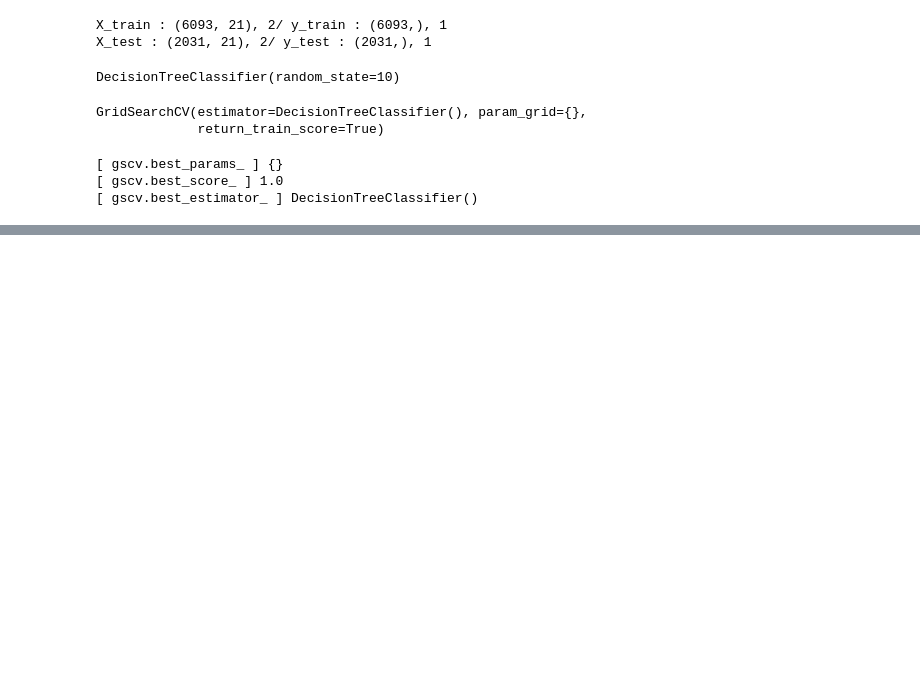
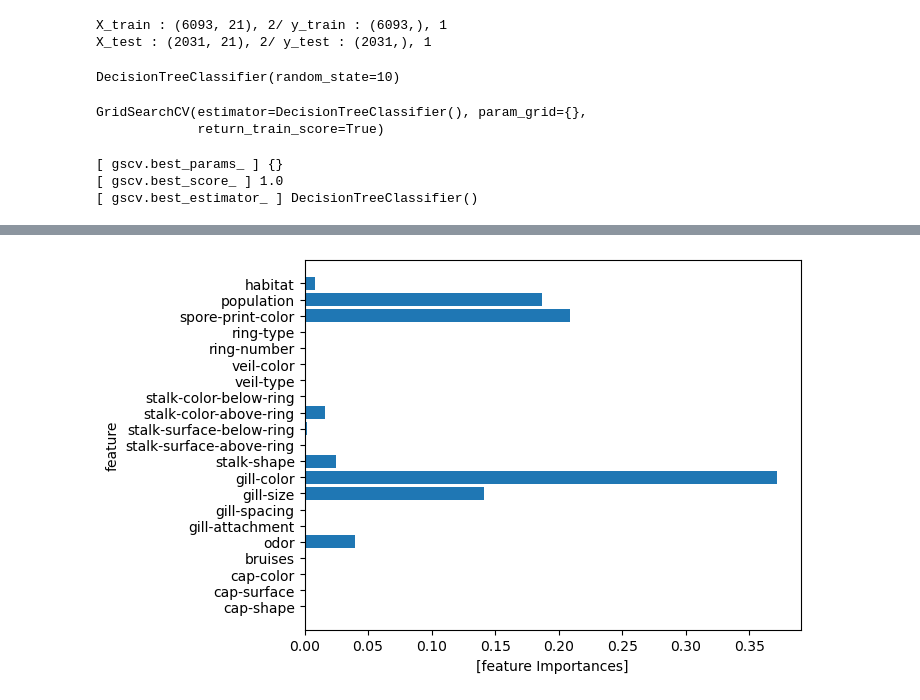
Before and after one commit to simin196/KDT6, a Jupyter notebook: M_L/Day07_0903/hw0903이현종.ipynb, the cells around one changed output, grey strips where cells are left out. Saved outputs shown, nothing was run; the diff lists cells and outputs as text; code cells hidden in the pictures; blank space fills up the shorter version.

```diff
--- a/M_L/Day07_0903/hw0903이현종.ipynb
+++ b/M_L/Day07_0903/hw0903이현종.ipynb
@@ -164,0 +215,3 @@ print(f'[ gscv.best_estimator_ ] {gscv.best_estimator_}')
+# %%
+dt_model = DecisionTreeClassifier(random_state=10)
+dt_model.fit(X_train, y_train)
@@ -164,0 +265,8 @@ print(f'[ gscv.best_estimator_ ] {gscv.best_estimator_}')
+# %%
+params = {'max_depth': [4,3,2,1],
+          'min_samples_leaf': [5,3,2]}
+# %%
+gscv = GridSearchCV(DecisionTreeClassifier(),
+                    param_grid=params,
+                    return_train_score=True, refit=True) # refit[매개변순] - best로 다시 학습
+gscv.fit(X_train, y_train)
@@ -164,0 +298,2 @@ print(f'[ gscv.best_estimator_ ] {gscv.best_estimator_}')
+# %%
+best_model= gscv.best_estimator_
@@ -164,0 +320,9 @@ print(f'[ gscv.best_estimator_ ] {gscv.best_estimator_}')
+# %%
+import matplotlib.pyplot as plt
+plt.barh(range(best_model.n_features_in_), best_model.feature_importances_, align='center')
+plt.yticks(np.arange(best_model.n_features_in_), best_model.feature_names_in_)
+plt.xlabel('[feature Importances]')
+plt.ylabel('feature')
+plt.show()
+# %% [output]
+[figure, added]
```
Also changed, not shown: parts of 26 cells of this notebook, 37 other files.
